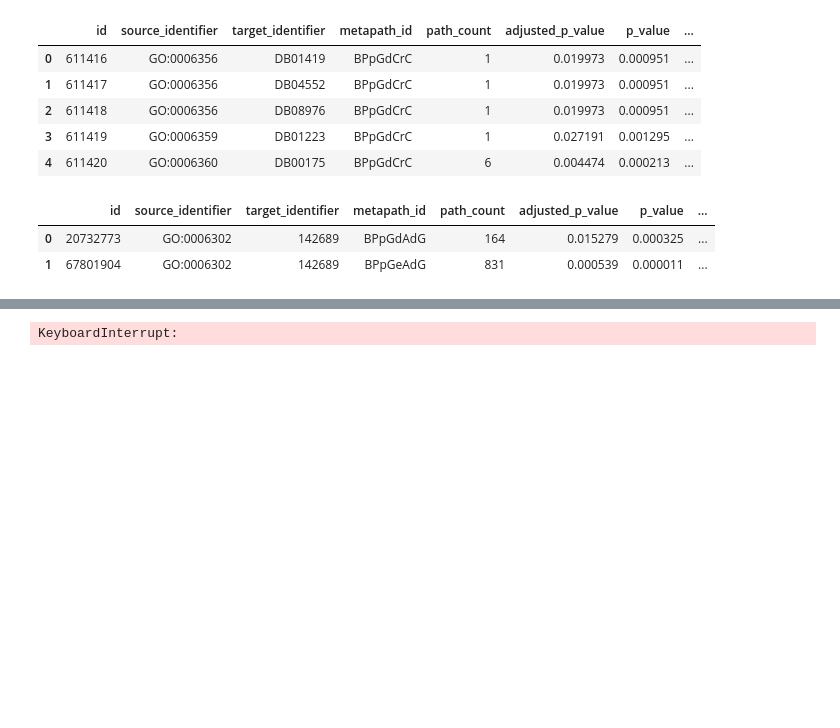
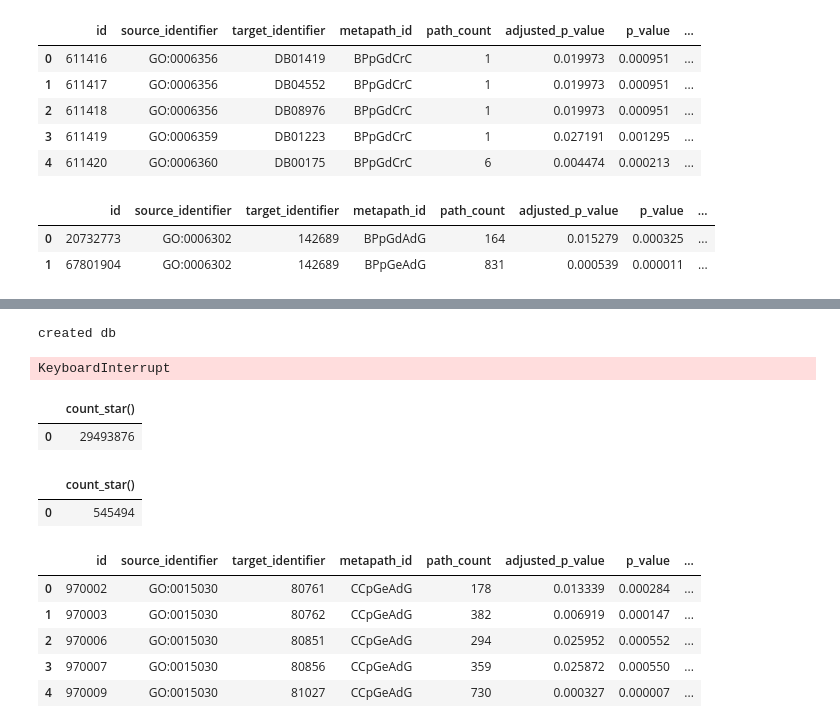
Before and after one commit to d33bs/hetionet-analysis, a Jupyter notebook: src/connectivity_search_PathCount_table/get_tables.ipynb, the cells around one changed output, grey strips where cells are left out. Drawn from its saved outputs; the diff is of its cells as text; code cells hidden in the pictures; blank space fills up the shorter version.

Commit message:
working towards metapaths

```diff
--- a/src/connectivity_search_PathCount_table/get_tables.ipynb
+++ b/src/connectivity_search_PathCount_table/get_tables.ipynb
@@ -55,7 +55,10 @@ target_identifier_table_name = "public.dj_hetmech_app_node"
 # duckdb filename
 duckdb_filename = "data/connectivity-search.duckdb"
 
+# setup paths and filenames for data extraction
 metapath_file = "./data/connectivity-search-precalculated-metapath-data.parquet"
+PATHS_DB_PATH = "./data/hetio-connectivity-paths.duckdb"
+PATHS_TABLE_NAME = "connectivity_paths"
 # %%
 # gather postgresql database archive
 
@@ -501,11 +798,66 @@ def parallel_export_threads_streaming(
         for d in pending:
             d.result()
 # %%
-parallel_export_threads_streaming(
-    metapath_file=metapath_file,
-    output_dir="./data/connectivity-search-precalculated-path-data",
-    get_paths_json=get_paths_json,
-    max_workers=DEFAULT_THREADS,
-)
+# if we don't already have our paths database, create it
+if not pathlib.Path(PATHS_DB_PATH).is_file():
+    parallel_insert_to_db(
+        metapath_file=metapath_file,
+        db_path=PATHS_DB_PATH,
+        get_paths_json=get_paths_json,
+        max_workers=DEFAULT_THREADS,
+    )
+pathlib.Path(PATHS_DB_PATH).is_file()
 # %% [output]
-KeyboardInterrupt:
+created db
+KeyboardInterrupt
+# %%
+# show the count of the database
+with duckdb.connect(PATHS_DB_PATH) as ddb:
+    result = ddb.execute(
+        """
+        SELECT count(*)
+        FROM connectivity_paths
+        """
+    ).df()
+result
+# %% [output]
+|  | count_star() |
+| 0 | 29493876 |
+# %%
+# show the count of the database
+with duckdb.connect(PATHS_DB_PATH) as ddb:
+    result = ddb.execute(
+        """
+        WITH paths AS (
+            SELECT DISTINCT
+                source_id,
+                target_id,
+                metapath_id
+            FROM connectivity_paths
+        )
+        SELECT count(*)
+        FROM paths
+        """
+    ).df()
+result
+# %% [output]
+|  | count_star() |
+| 0 | 545494 |
+# %%
+# show an example of using the parquet file output
+with duckdb.connect() as ddb:
+    sample = ddb.execute(
+        f"""
+        SELECT *
+        FROM read_parquet('{"./data/connectivity-search-precalculated-metapath-data.parquet"}')
+        LIMIT 5;
+        """
+    ).df()
+sample
+# %% [output]
+|  | id | source_identifier | target_identifier | metapath_id | path_count | adjusted_p_value | p_value | ... |
+| 0 | 970002 | GO:0015030 | 80761 | CCpGeAdG | 178 | 0.013339 | 0.000284 | ... |
+| 1 | 970003 | GO:0015030 | 80762 | CCpGeAdG | 382 | 0.006919 | 0.000147 | ... |
+| 2 | 970006 | GO:0015030 | 80851 | CCpGeAdG | 294 | 0.025952 | 0.000552 | ... |
+| 3 | 970007 | GO:0015030 | 80856 | CCpGeAdG | 359 | 0.025872 | 0.000550 | ... |
+| 4 | 970009 | GO:0015030 | 81027 | CCpGeAdG | 730 | 0.000327 | 0.000007 | ... |
```
Also changed, not shown: parts of 7 cells of this notebook, 6 other files.
